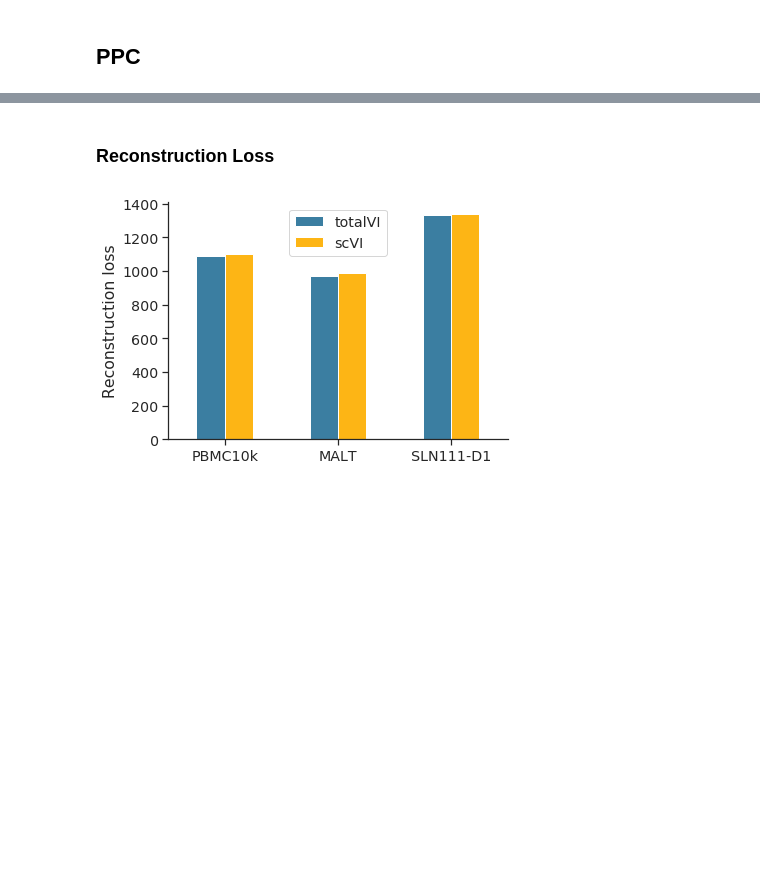
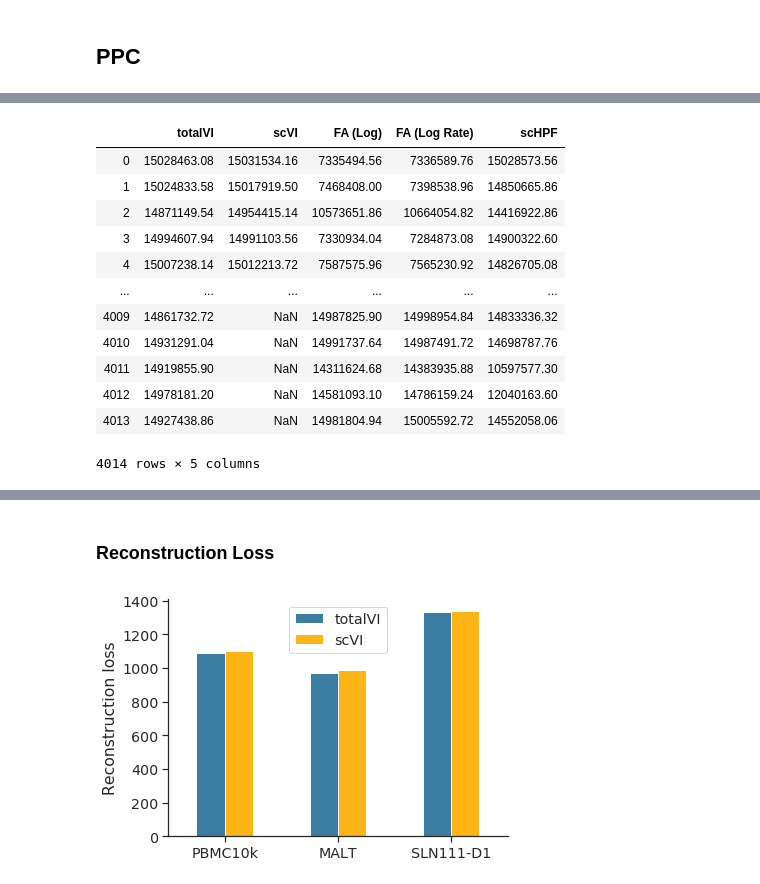
Before and after one commit to YosefLab/totalVI_reproducibility, a Jupyter notebook: model_eval/ppc_pbmc_malt_slnd1_111.ipynb, the cells around one changed output, grey strips where cells are left out. Drawn from its saved outputs; the diff is of its cells as text; code cells hidden in the pictures; blank space fills up the shorter version.

```diff
--- a/model_eval/ppc_pbmc_malt_slnd1_111.ipynb
+++ b/model_eval/ppc_pbmc_malt_slnd1_111.ipynb
@@ -533,0 +615,16 @@ plt.savefig("figures/violins_cv.pdf", bbox_inches="tight")
+# %%
+ppc_fulls[0].metrics["mannwhitneyu"]
+# %% [output]
+|  | totalVI | scVI | FA (Log) | FA (Log Rate) | scHPF |
+| 0 | 15028463.08 | 15031534.16 | 7335494.56 | 7336589.76 | 15028573.56 |
+| 1 | 15024833.58 | 15017919.50 | 7468408.00 | 7398538.96 | 14850665.86 |
+| 2 | 14871149.54 | 14954415.14 | 10573651.86 | 10664054.82 | 14416922.86 |
+| 3 | 14994607.94 | 14991103.56 | 7330934.04 | 7284873.08 | 14900322.60 |
+| 4 | 15007238.14 | 15012213.72 | 7587575.96 | 7565230.92 | 14826705.08 |
+| ... | ... | ... | ... | ... | ... |
+| 4009 | 14861732.72 | NaN | 14987825.90 | 14998954.84 | 14833336.32 |
+| 4010 | 14931291.04 | NaN | 14991737.64 | 14987491.72 | 14698787.76 |
+| 4011 | 14919855.90 | NaN | 14311624.68 | 14383935.88 | 10597577.30 |
+| 4012 | 14978181.20 | NaN | 14581093.10 | 14786159.24 | 12040163.60 |
+| 4013 | 14927438.86 | NaN | 14981804.94 | 15005592.72 | 14552058.06 |
+4014 rows × 5 columns
```
Also changed, not shown: parts of 15 cells of this notebook.
